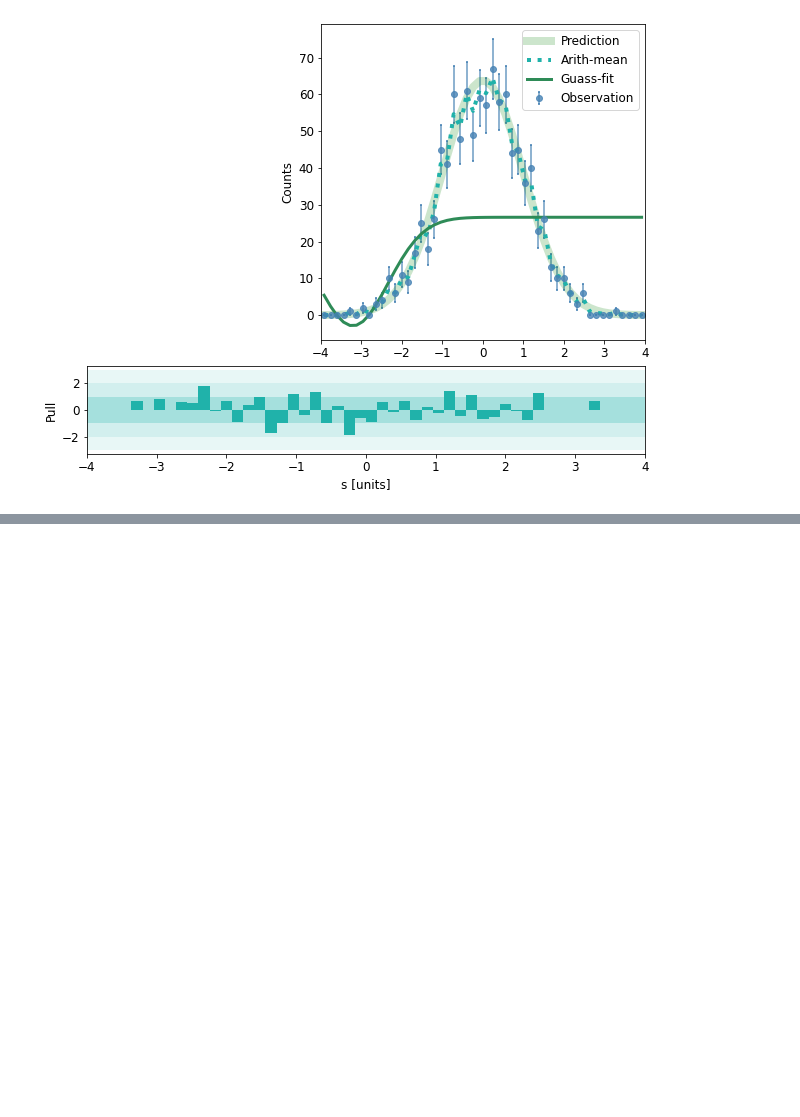
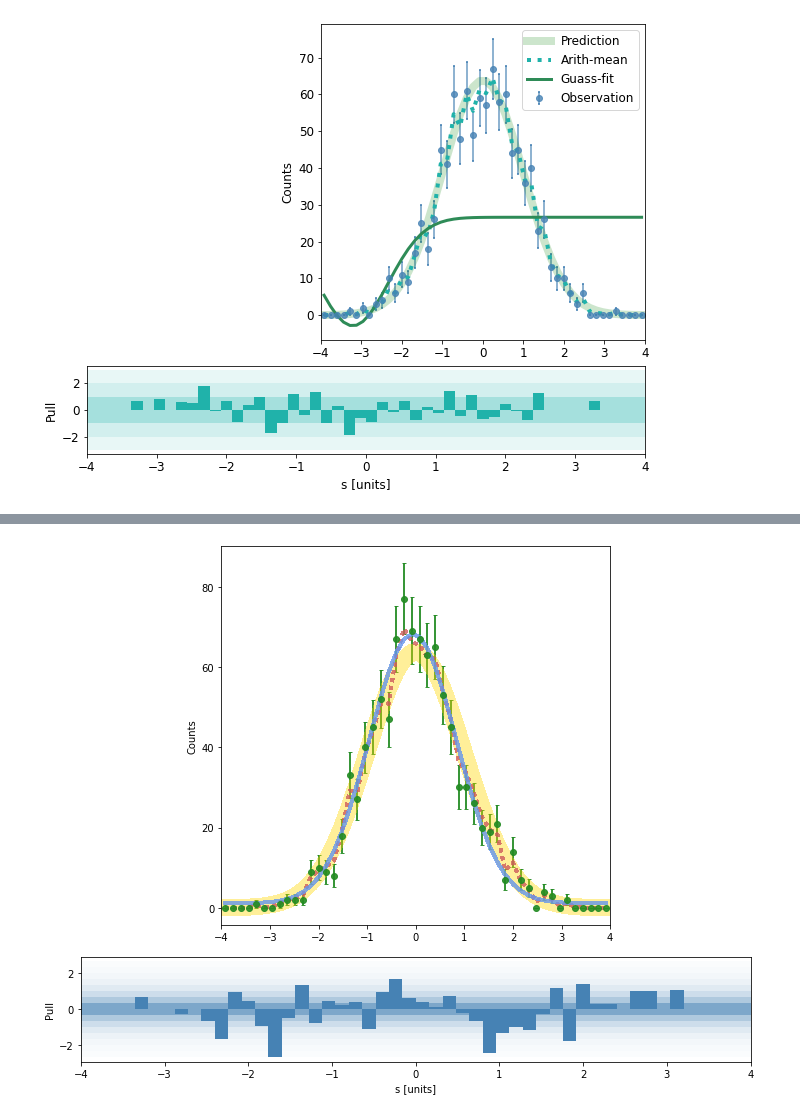
Before and after one commit to LovelyBuggies/Nino-hist, a Jupyter notebook: notebooks/examples.ipynb, the cells around one changed output, grey strips where cells are left out. Cells and saved outputs as stored; diff of their text form; code cells hidden in the pictures; blank space fills up the shorter version.

```diff
--- a/notebooks/examples.ipynb
+++ b/notebooks/examples.ipynb
@@ -246,0 +274,32 @@ fig.savefig("img/ax-img.png")
+# %%
+# hist-cusfig-pro.py
+
+import hist
+import numpy as np
+import matplotlib.pyplot as plt
+
+def pdf(x, a=1/np.sqrt(2*np.pi), x0=0, sigma=1, offset=0):
+    return a * np.exp(-(x-x0)**2/(2*sigma**2)) + offset
+
+h = hist.Hist(
+    hist.axis.Regular(50, -4, 4, name="S", title="s [units]", underflow=False, overflow=False)
+)
+
+data = np.random.normal(size=1_000)
+h.fill(data)
+
+fig = plt.figure(figsize=(12, 12))
+grid = fig.add_gridspec(5, 5, wspace=0.3, hspace=0.3)
+ax = fig.add_subplot(grid[0:3, 1:4])
+pull_ax = fig.add_subplot(grid[3:4, :], sharex=ax)
+
+fig, ax, pull_ax = h.pull_plot_pro(pdf, fig=fig, ax=ax, pull_ax=pull_ax, bar_fc='steelblue',\
+                pp_fc='steelblue', pp_num=8, pp_alpha=.7)
+
+ax.set_ylabel("Counts")
+pull_ax.set_xlabel(h.axes[0].title)
+pull_ax.set_ylabel("Pull")
+
+fig.savefig("img/ax-img-pro.png")
+# %% [output]
+[figure, added]
```
Also changed, not shown: parts of 1 cell of this notebook, 18 other files.
